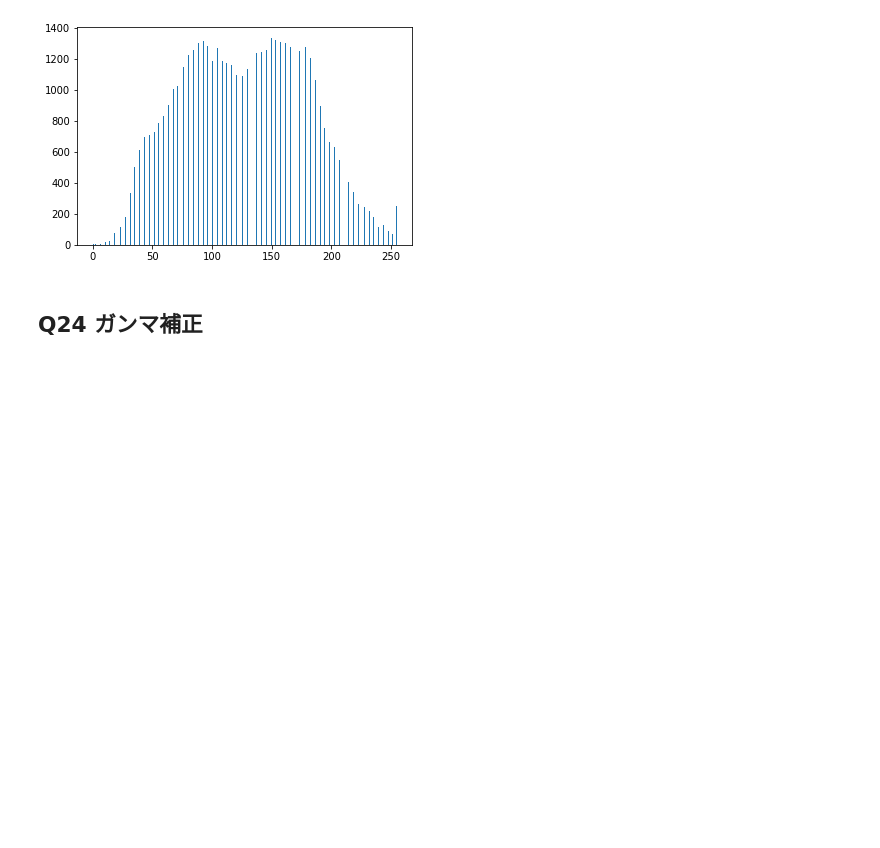
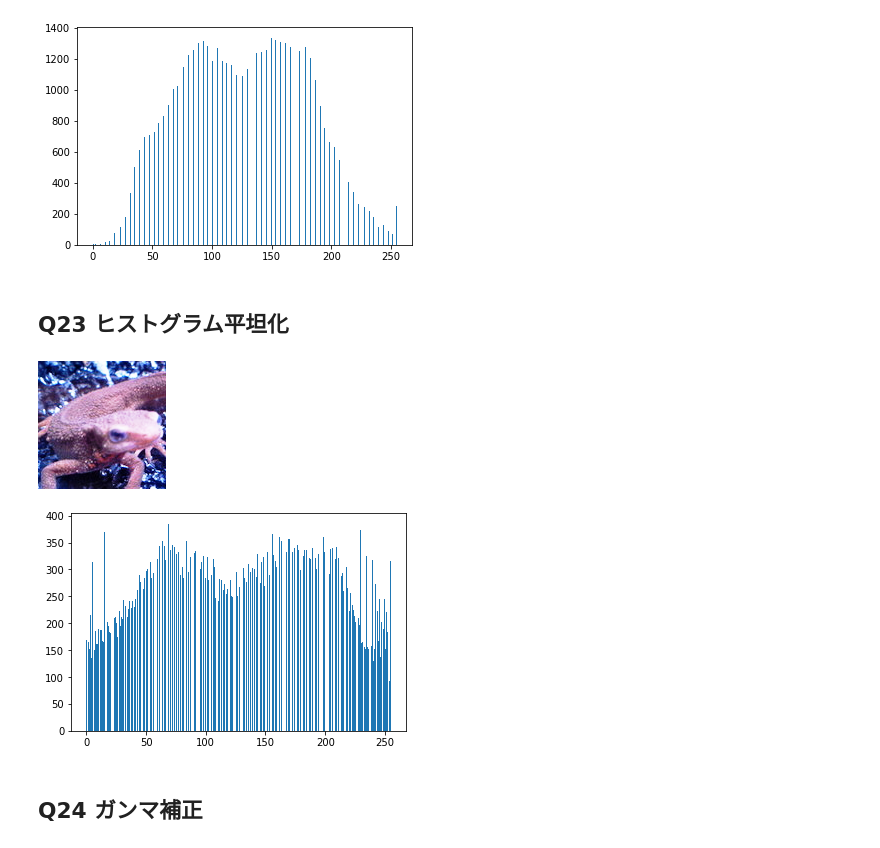
Before and after one commit to whatalnk/Gasyori100knock, a Jupyter notebook: notebooks/Question_21_30.ipynb, the cells around one changed output. Saved outputs shown, nothing was run; the diff lists cells and outputs as text; code cells hidden in the pictures; blank space fills up the shorter version.

Commit message:
Q23 histogram equalization

```diff
--- a/notebooks/Question_21_30.ipynb
+++ b/notebooks/Question_21_30.ipynb
@@ -164,6 +164,30 @@ plt.show()
 # %% [output]
 [figure]
 [figure]
+# %% [markdown]
+## Q23 ヒストグラム平坦化
+# %%
+def histogram_equalization(img, z_max=255):
+  out = img.copy()
+  H, W, C = img.shape
+  S = H * W * C * 1.
+  sum_h = 0
+  for i in range(0, 256):
+    ind = np.where(img == i)
+    sum_h += len(img[ind])
+    z_prime = z_max / S * sum_h
+    out[ind] = z_prime
+  return out.astype(np.uint8)
+
+img = cv2.imread("imori.jpg")
+out = histogram_equalization(img)
+cv2_imshow(out)
+
+plt.hist(out.ravel(), bins=255, rwidth=0.8, range=(0, 255))
+plt.show()
+# %% [output]
+[figure, added]
+[figure, added]
 # %% [markdown]
 ## Q24 ガンマ補正
 # %%
```
